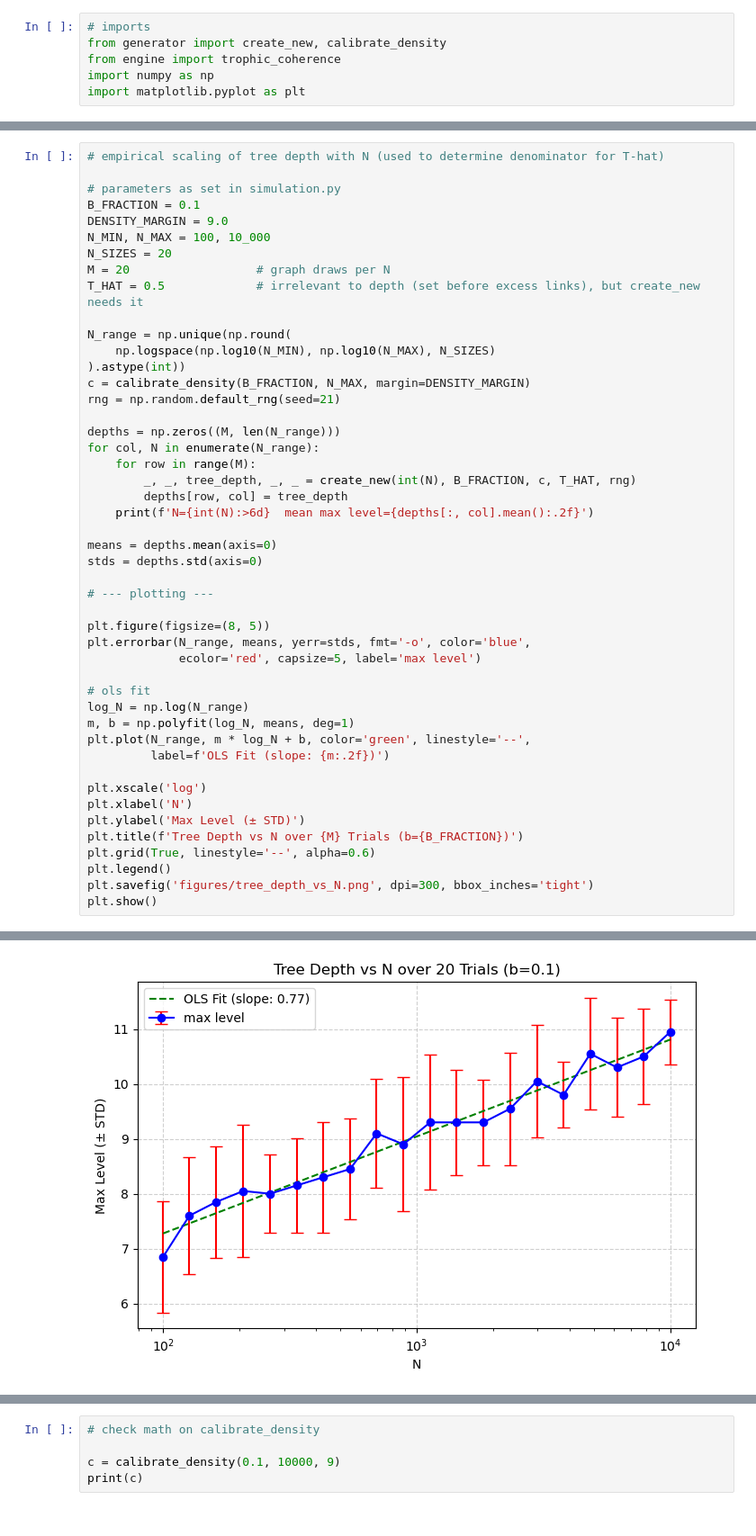
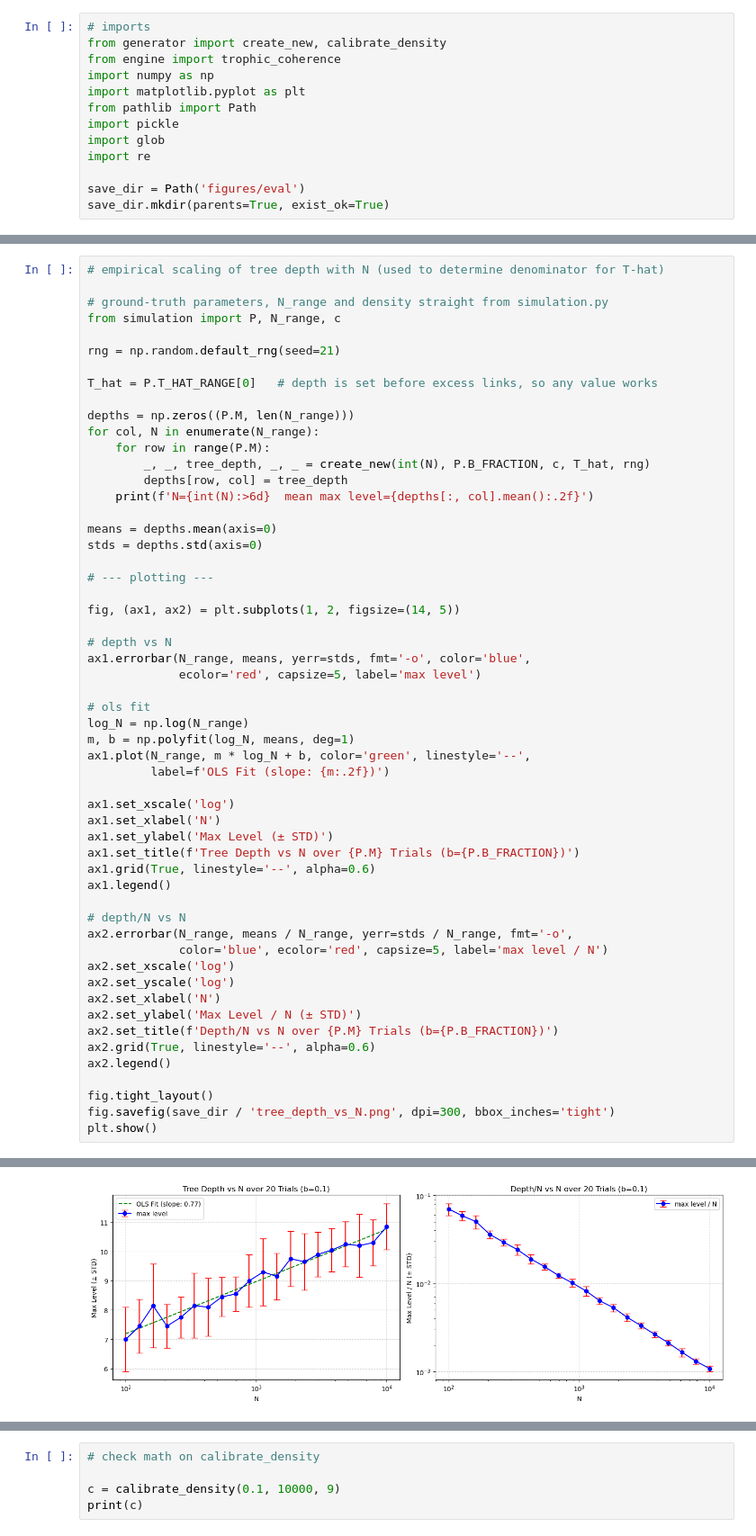
Before and after one commit to caleb-chandler/hierarchy-info-project, a Jupyter notebook: analysis.ipynb, the cells around one changed output, grey strips where cells are left out. Shown at 90% size. Cells and saved outputs as stored; diff of their text form.

Commit message:
got figures to characterize the T-hat = T/logN test. also reorganized storage.

```diff
--- a/analysis.ipynb
+++ b/analysis.ipynb
@@ -4,3 +4,10 @@ from generator import create_new, calibrate_density
 from engine import trophic_coherence
 import numpy as np
 import matplotlib.pyplot as plt
+from pathlib import Path
+import pickle
+import glob
+import re
+
+save_dir = Path('figures/eval')
+save_dir.mkdir(parents=True, exist_ok=True)
@@ -62,24 +72,17 @@ plt.show()
 # %%
 # empirical scaling of tree depth with N (used to determine denominator for T-hat)
 
-# parameters as set in simulation.py
-B_FRACTION = 0.1
-DENSITY_MARGIN = 9.0
-N_MIN, N_MAX = 100, 10_000
-N_SIZES = 20
-M = 20                  # graph draws per N
-T_HAT = 0.5             # irrelevant to depth (set before excess links), but create_new needs it
+# ground-truth parameters, N_range and density straight from simulation.py
+from simulation import P, N_range, c
 
-N_range = np.unique(np.round(
-    np.logspace(np.log10(N_MIN), np.log10(N_MAX), N_SIZES)
-).astype(int))
-c = calibrate_density(B_FRACTION, N_MAX, margin=DENSITY_MARGIN)
 rng = np.random.default_rng(seed=21)
 
-depths = np.zeros((M, len(N_range)))
+T_hat = P.T_HAT_RANGE[0]   # depth is set before excess links, so any value works
+
+depths = np.zeros((P.M, len(N_range)))
 for col, N in enumerate(N_range):
-    for row in range(M):
-        _, _, tree_depth, _, _ = create_new(int(N), B_FRACTION, c, T_HAT, rng)
+    for row in range(P.M):
+        _, _, tree_depth, _, _ = create_new(int(N), P.B_FRACTION, c, T_hat, rng)
         depths[row, col] = tree_depth
     print(f'N={int(N):>6d}  mean max level={depths[:, col].mean():.2f}')
 
@@ -88,22 +91,37 @@ stds = depths.std(axis=0)
 
 # --- plotting ---
 
-plt.figure(figsize=(8, 5))
-plt.errorbar(N_range, means, yerr=stds, fmt='-o', color='blue',
+fig, (ax1, ax2) = plt.subplots(1, 2, figsize=(14, 5))
+
+# depth vs N
+ax1.errorbar(N_range, means, yerr=stds, fmt='-o', color='blue',
              ecolor='red', capsize=5, label='max level')
 
 # ols fit
 log_N = np.log(N_range)
 m, b = np.polyfit(log_N, means, deg=1)
-plt.plot(N_range, m * log_N + b, color='green', linestyle='--',
+ax1.plot(N_range, m * log_N + b, color='green', linestyle='--',
          label=f'OLS Fit (slope: {m:.2f})')
 
-plt.xscale('log')
-plt.xlabel('N')
-plt.ylabel('Max Level (± STD)')
-plt.title(f'Tree Depth vs N over {M} Trials (b={B_FRACTION})')
-plt.grid(True, linestyle='--', alpha=0.6)
-plt.legend()
-plt.savefig('figures/tree_depth_vs_N.png', dpi=300, bbox_inches='tight')
+ax1.set_xscale('log')
+ax1.set_xlabel('N')
+ax1.set_ylabel('Max Level (± STD)')
+ax1.set_title(f'Tree Depth vs N over {P.M} Trials (b={P.B_FRACTION})')
+ax1.grid(True, linestyle='--', alpha=0.6)
+ax1.legend()
+
+# depth/N vs N
+ax2.errorbar(N_range, means / N_range, yerr=stds / N_range, fmt='-o',
+             color='blue', ecolor='red', capsize=5, label='max level / N')
+ax2.set_xscale('log')
+ax2.set_yscale('log')
+ax2.set_xlabel('N')
+ax2.set_ylabel('Max Level / N (± STD)')
+ax2.set_title(f'Depth/N vs N over {P.M} Trials (b={P.B_FRACTION})')
+ax2.grid(True, linestyle='--', alpha=0.6)
+ax2.legend()
+
+fig.tight_layout()
+fig.savefig(save_dir / 'tree_depth_vs_N.png', dpi=300, bbox_inches='tight')
 plt.show()
 # %% [output]
@@ -130 +148 @@ N= 10000  mean max level=10.95
-[figure, old version]
+[figure, new version]
```
Also changed, not shown: parts of 8 cells of this notebook, 30 other files.
